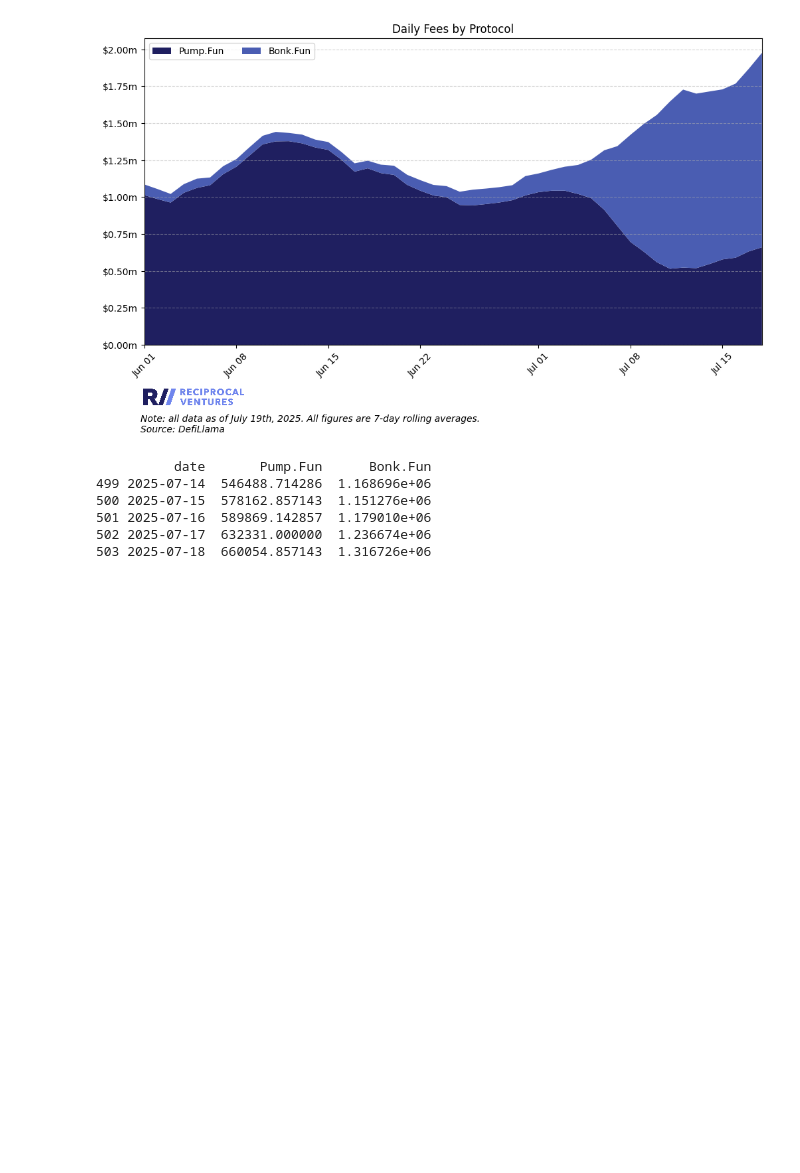
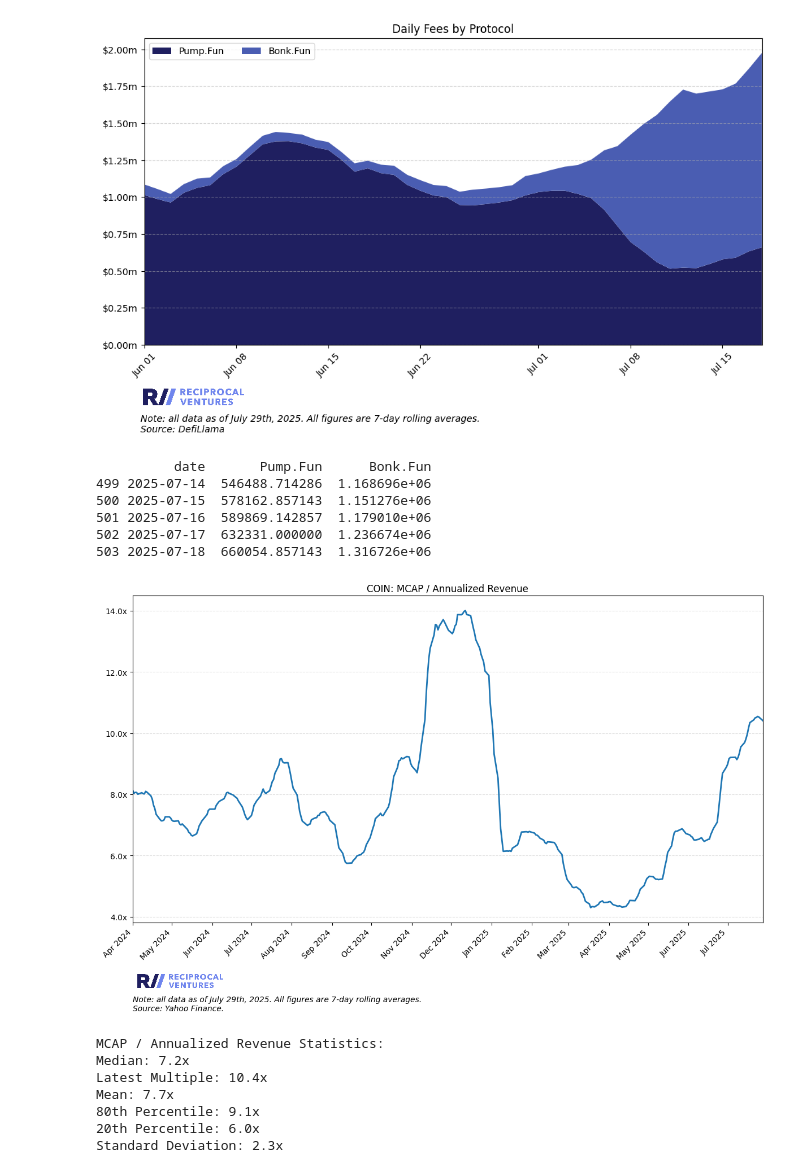
Before and after one commit to jimboevans/twitter-data-cuts, a Jupyter notebook: july-25-analysis.ipynb, the cells around one changed output. Drawn from its saved outputs; the diff is of its cells as text; code cells hidden in the pictures; blank space fills up the shorter version.

```diff
--- a/july-25-analysis.ipynb
+++ b/july-25-analysis.ipynb
@@ -1006,0 +1107,15 @@ fees_or_revenue_timeseries(metric, assets, start_date, end_date)
+# %%
+# Call the function
+tickers   = 'COIN'
+start_date = "2020-01-01"
+
+plot_mcap_to_annualized_revenue_multiple(start_date, tickers)
+# %% [output]
+[figure, added]
+MCAP / Annualized Revenue Statistics:
+Median: 7.2x
+Latest Multiple: 10.4x
+Mean: 7.7x
+80th Percentile: 9.1x
+20th Percentile: 6.0x
+Standard Deviation: 2.3x
```
Also changed, not shown: parts of 3 cells of this notebook, 15 other files.
